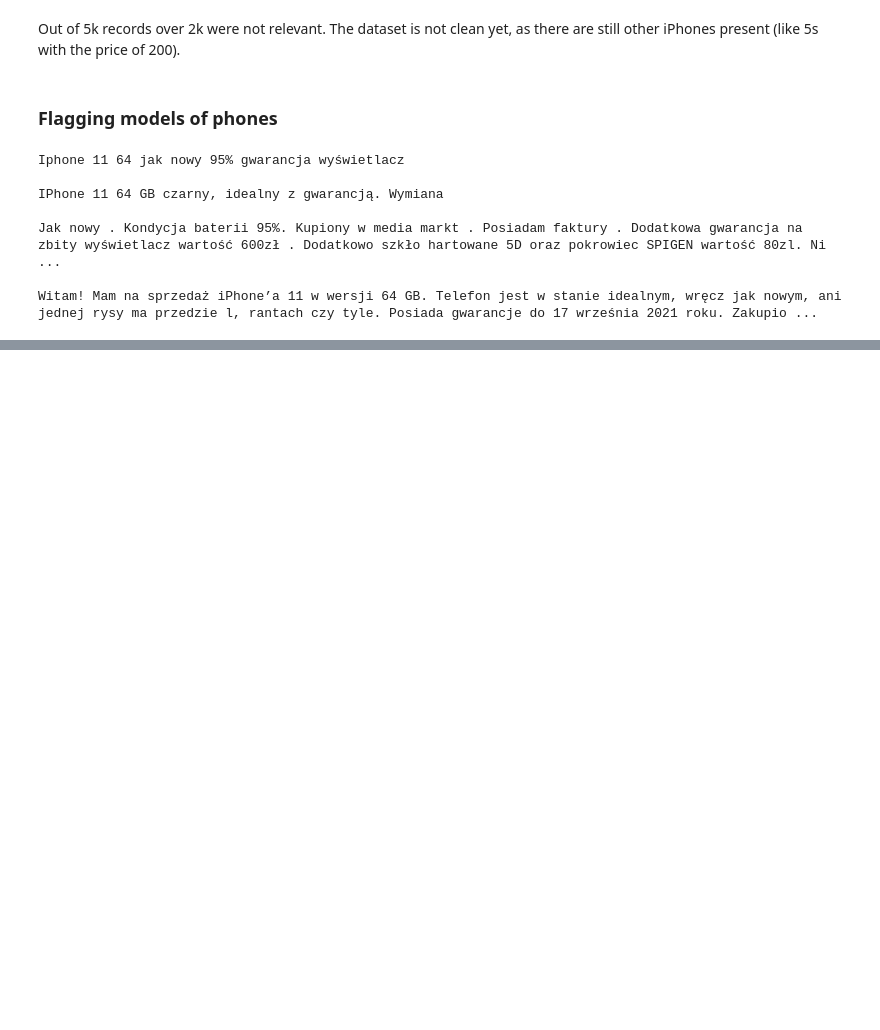
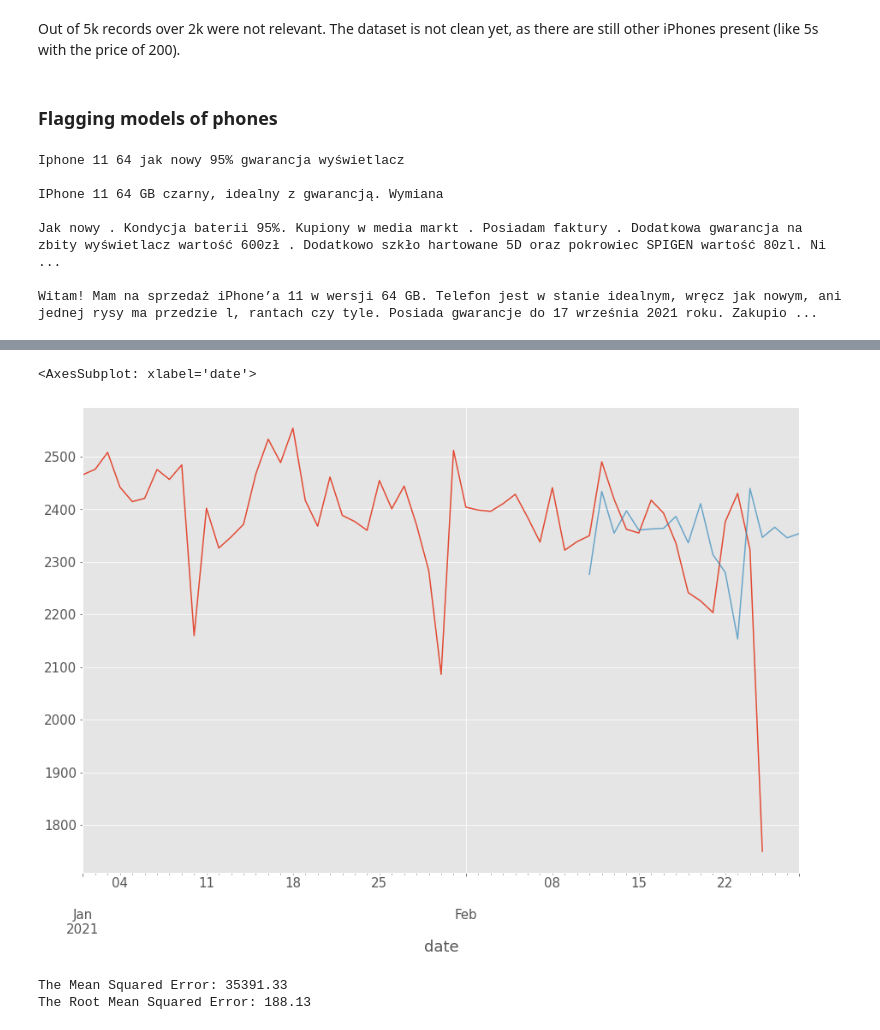
Before and after one commit to pzolnierczyk/phone-price-forecasting, a Jupyter notebook: price_forecasting.ipynb, the cells around one changed output, grey strips where cells are left out. Drawn from its saved outputs; the diff is of its cells as text; code cells hidden in the pictures; blank space fills up the shorter version.

```diff
--- a/price_forecasting.ipynb
+++ b/price_forecasting.ipynb
@@ -159,0 +437,11 @@ There are usually a few types of one iPhone model. In the case of iPhone 11, the
+# %%
+## Training the SARIMA model
+## Model is trained on 41 days (75%), thus 14 (25%) are left for performance testing
+warnings.filterwarnings("ignore")
+mod = sm.tsa.statespace.SARIMAX(model_data['price'][:41],
+                                order=(1, 1, 1),
+                                seasonal_order=(1, 1, 0, 12),
+                                enforce_invertibility=False)
+results = mod.fit()
+print(results.summary().tables[1])
+warnings.resetwarnings()
@@ -159,0 +457,20 @@ There are usually a few types of one iPhone model. In the case of iPhone 11, the
+# %%
+## Getting predictions and comparing them to the real data
+pred = results.get_prediction(start=pd.to_datetime('2021-02-11'),
+                                end=pd.to_datetime('2021-02-28'))
+
+ax = model_data['price'].plot(label='Real')
+pred.predicted_mean.plot(ax=ax, label='Forecast', alpha=.7)
+# %% [output]
+<AxesSubplot: xlabel='date'>
+[figure, added]
+# %%
+## Evaluation
+df_forecasted = pred.predicted_mean
+df_truth = model_data['price']
+mse = ((df_forecasted - df_truth) ** 2).mean()
+print('The Mean Squared Error: {}'.format(round(mse, 2)))
+print('The Root Mean Squared Error: {}'.format(round(np.sqrt(mse), 2)))
+# %% [output]
+The Mean Squared Error: 35391.33
+The Root Mean Squared Error: 188.13
```
Also changed, not shown: parts of 21 cells of this notebook.
